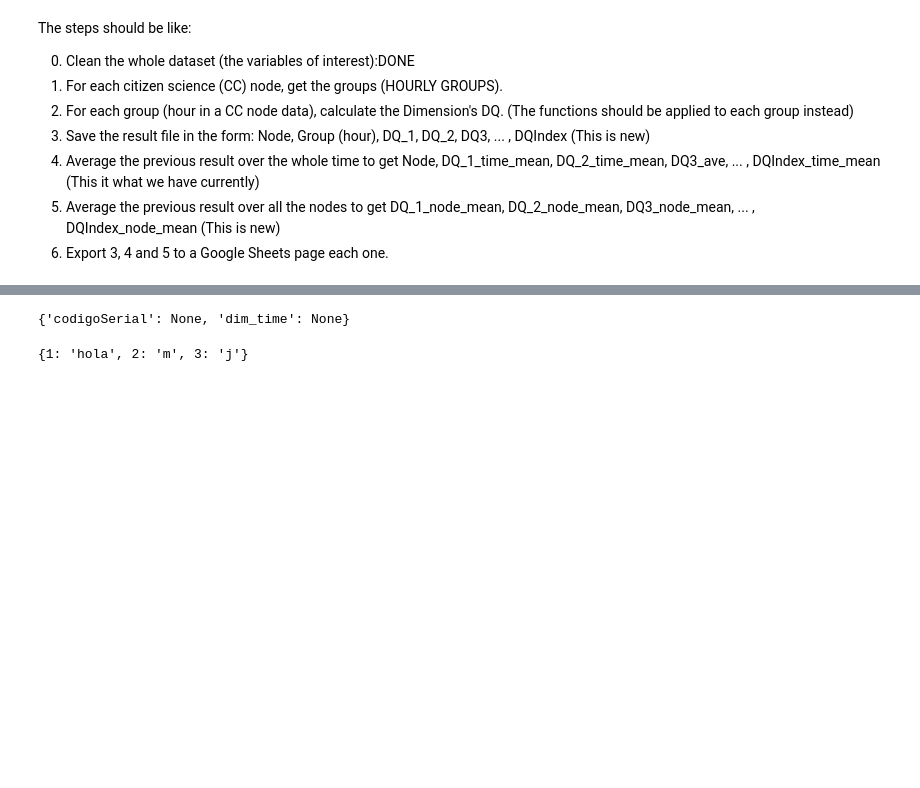
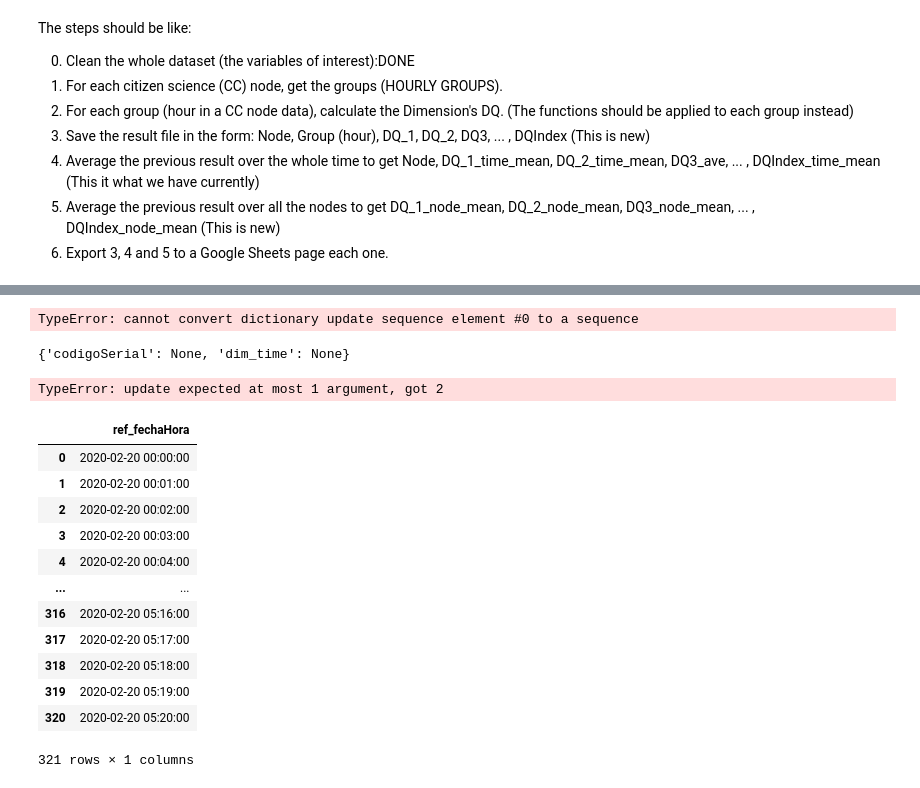
Before and after one commit to julioeagle/DQ_Repo, a Jupyter notebook: Total DQ measurement SIATA.ipynb, the cells around one changed output, grey strips where cells are left out. Saved outputs shown, nothing was run; the diff lists cells and outputs as text; code cells hidden in the pictures; blank space fills up the shorter version.

Commit message:
Redefinition of functions and first error check on the code
Redefinition of functions and first error check on the code

```diff
--- a/Total DQ measurement SIATA.ipynb
+++ b/Total DQ measurement SIATA.ipynb
@@ -1791,3 +1808,9 @@ def eval_dq(arguments):
+# %%
+start_time ="2020-02-20 00:00:00"
+end_time   ="2020-02-20 05:00:00"
+OUTPUT=eval_dq([1,CC,SS,Distances,start_time,end_time])
+# %% [output]
+TypeError: cannot convert dictionary update sequence element #0 to a sequence
 # %%
 start_time ="2020-02-20 00:00:00"
 end_time   ="2020-02-20 05:00:00"
@@ -1848,7 +1871,27 @@ output_dict
 # %%
 dic={1:"hola",2:"chao"}
 dic2={2:"m",3:"j"}
-dic.update(dic2)
+dic3={4:"lala",5:"lolo"}
+dic.update(dic2,dic3)
 dic
 # %% [output]
-{1: 'hola', 2: 'm', 3: 'j'}
+TypeError: update expected at most 1 argument, got 2
+# %%
+start_time ="2020-02-20 00:00:00"
+end_time   ="2020-02-20 05:00:00"
+ref_date_range = pd.DataFrame(pd.date_range(pd.Timestamp(start_time),pd.Timestamp(end_time)+timedelta(minutes=20), freq='1Min'),columns=["ref_fechaHora"])
+ref_date_range
+# %% [output]
+|  | ref_fechaHora |
+| 0 | 2020-02-20 00:00:00 |
+| 1 | 2020-02-20 00:01:00 |
+| 2 | 2020-02-20 00:02:00 |
+| 3 | 2020-02-20 00:03:00 |
+| 4 | 2020-02-20 00:04:00 |
+| ... | ... |
+| 316 | 2020-02-20 05:16:00 |
+| 317 | 2020-02-20 05:17:00 |
+| 318 | 2020-02-20 05:18:00 |
+| 319 | 2020-02-20 05:19:00 |
+| 320 | 2020-02-20 05:20:00 |
+321 rows × 1 columns
```
Also changed, not shown: parts of 4 cells of this notebook.
